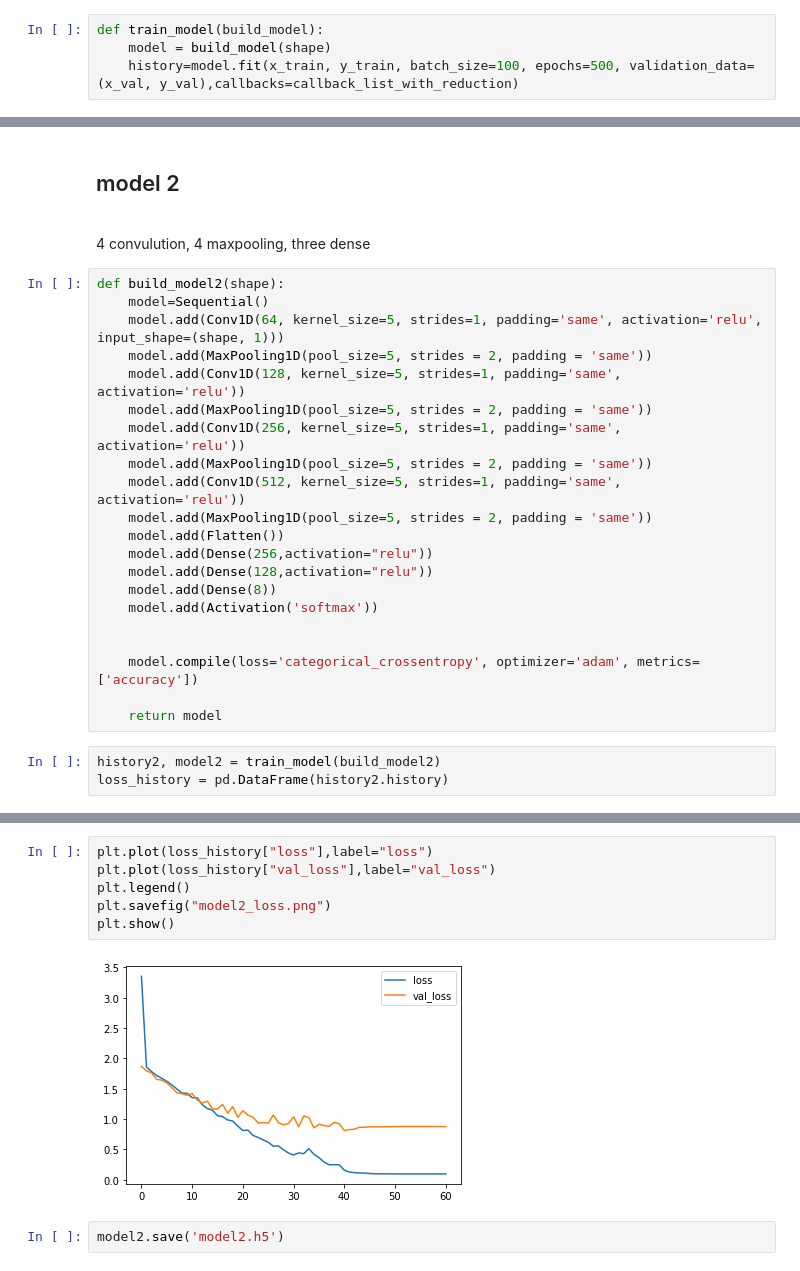
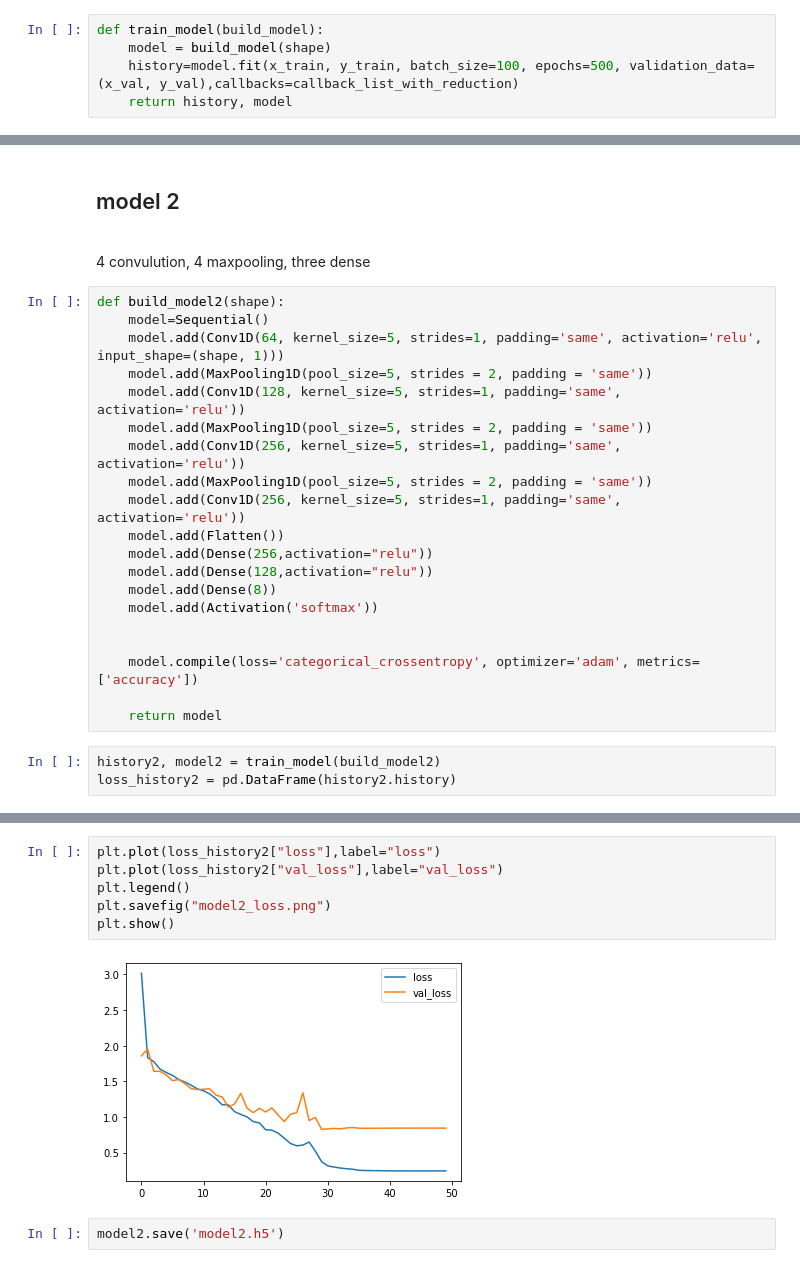
Before and after one commit to Jarvisarmy/-Theoretical_ML_Project, a Jupyter notebook: RAVDESS Emotional speech audio.ipynb, the cells around one changed output, grey strips where cells are left out. Cells and saved outputs as stored; diff of their text form.

```diff
--- a/RAVDESS Emotional speech audio.ipynb
+++ b/RAVDESS Emotional speech audio.ipynb
@@ -849,6 +846,7 @@ KeyboardInterrupt:
 def train_model(build_model):
     model = build_model(shape)
     history=model.fit(x_train, y_train, batch_size=100, epochs=500, validation_data=(x_val, y_val),callbacks=callback_list_with_reduction)
+    return history, model
 # %% [markdown]
 <h2> model 1 </h2><br/>
 three convolution; two maxpooling, two dense
@@ -923,8 +921,7 @@ def build_model2(shape):
     model.add(MaxPooling1D(pool_size=5, strides = 2, padding = 'same'))
     model.add(Conv1D(256, kernel_size=5, strides=1, padding='same', activation='relu'))
     model.add(MaxPooling1D(pool_size=5, strides = 2, padding = 'same'))
-    model.add(Conv1D(512, kernel_size=5, strides=1, padding='same', activation='relu'))
-    model.add(MaxPooling1D(pool_size=5, strides = 2, padding = 'same'))
+    model.add(Conv1D(256, kernel_size=5, strides=1, padding='same', activation='relu'))
     model.add(Flatten())
     model.add(Dense(256,activation="relu"))
     model.add(Dense(128,activation="relu"))
@@ -937,6 +934,6 @@ def build_model2(shape):
     return model
 # %%
 history2, model2 = train_model(build_model2)
-loss_history = pd.DataFrame(history2.history)
+loss_history2 = pd.DataFrame(history2.history)
 # %% [output]
 Epoch 1/500
@@ -967,11 +964,11 @@ plt.show()
 # %%
-plt.plot(loss_history["loss"],label="loss")
-plt.plot(loss_history["val_loss"],label="val_loss")
+plt.plot(loss_history2["loss"],label="loss")
+plt.plot(loss_history2["val_loss"],label="val_loss")
 plt.legend()
 plt.savefig("model2_loss.png")
 plt.show()
 # %% [output]
-[figure, old version]
+[figure, new version]
 # %%
 model2.save('model2.h5')
 # %%
```
Also changed, not shown: parts of 38 cells of this notebook, 28 other files.
